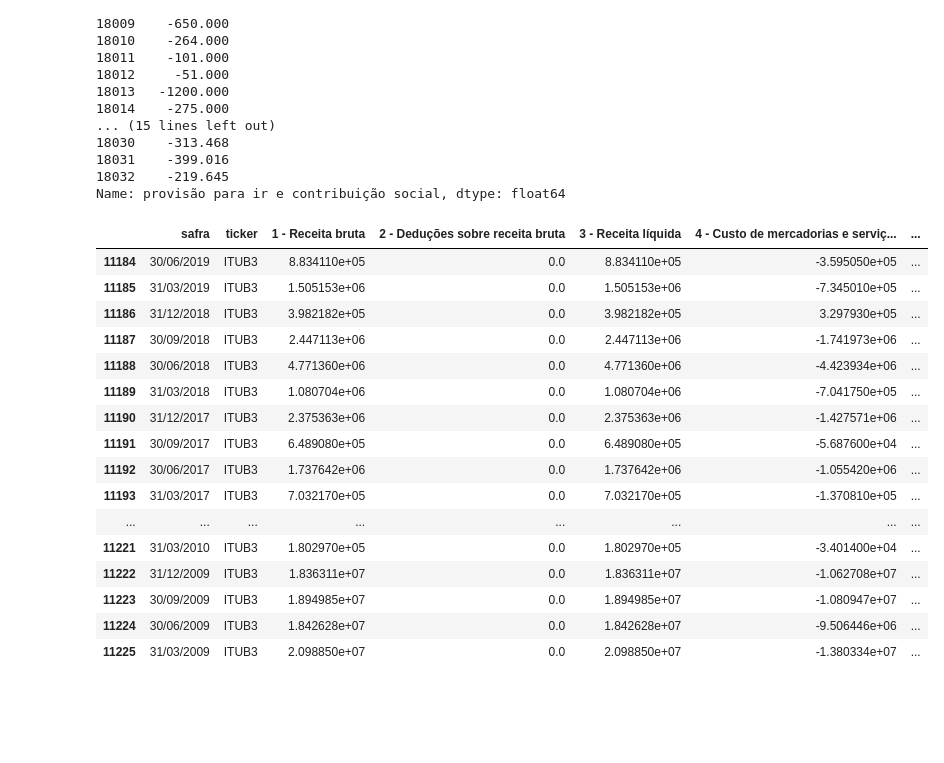
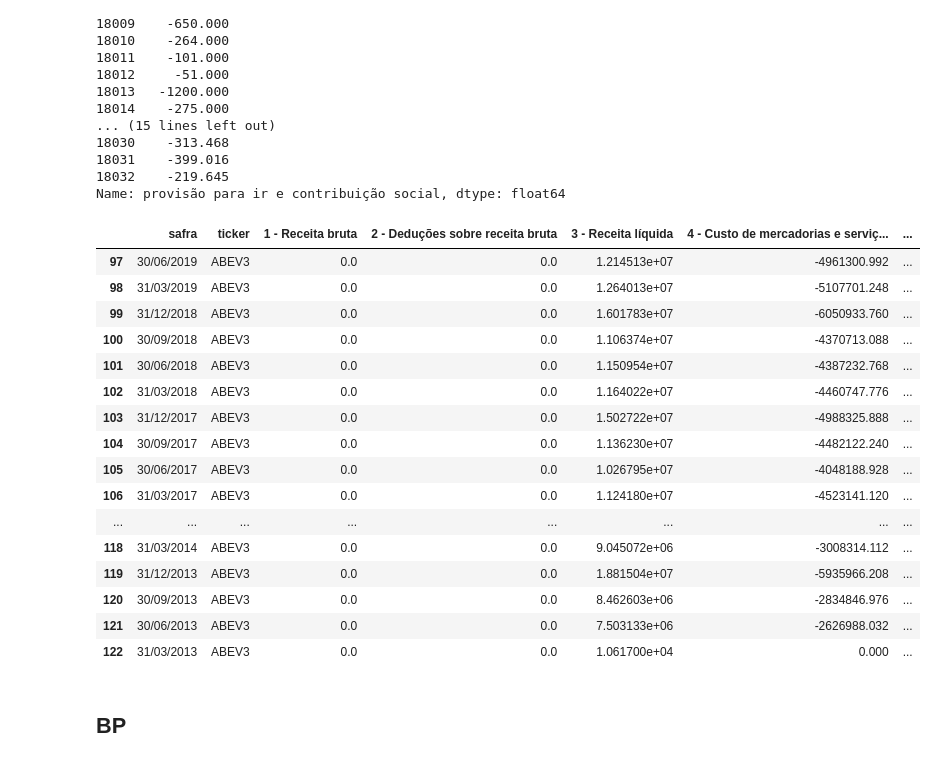
Before and after one commit to johnmattox/company_research, a Jupyter notebook: webscraping/tables_prep.ipynb, the cells around one changed output. Drawn from its saved outputs; the diff is of its cells as text; code cells hidden in the pictures; blank space fills up the shorter version.

```diff
--- a/webscraping/tables_prep.ipynb
+++ b/webscraping/tables_prep.ipynb
@@ -125,22 +128,24 @@ for lin in dict_cols.keys():
     else:
         df_DRE_simp[lin] = concatena_cols_df(df_DRE,dict_cols[lin])
 # %%
-df_DRE_simp[df_DRE_simp['ticker']=='ITUB3']
+df_DRE_simp[df_DRE_simp['ticker']=='ABEV3']
 # %% [output]
 |  | safra | ticker | 1 - Receita bruta | 2 - Deduções sobre receita bruta | 3 - Receita líquida | 4 - Custo de mercadorias e serviç... | ... |
-| 11184 | 30/06/2019 | ITUB3 | 8.834110e+05 | 0.0 | 8.834110e+05 | -3.595050e+05 | ... |
-| 11185 | 31/03/2019 | ITUB3 | 1.505153e+06 | 0.0 | 1.505153e+06 | -7.345010e+05 | ... |
-| 11186 | 31/12/2018 | ITUB3 | 3.982182e+05 | 0.0 | 3.982182e+05 | 3.297930e+05 | ... |
-| 11187 | 30/09/2018 | ITUB3 | 2.447113e+06 | 0.0 | 2.447113e+06 | -1.741973e+06 | ... |
-| 11188 | 30/06/2018 | ITUB3 | 4.771360e+06 | 0.0 | 4.771360e+06 | -4.423934e+06 | ... |
-| 11189 | 31/03/2018 | ITUB3 | 1.080704e+06 | 0.0 | 1.080704e+06 | -7.041750e+05 | ... |
-| 11190 | 31/12/2017 | ITUB3 | 2.375363e+06 | 0.0 | 2.375363e+06 | -1.427571e+06 | ... |
-| 11191 | 30/09/2017 | ITUB3 | 6.489080e+05 | 0.0 | 6.489080e+05 | -5.687600e+04 | ... |
-| 11192 | 30/06/2017 | ITUB3 | 1.737642e+06 | 0.0 | 1.737642e+06 | -1.055420e+06 | ... |
-| 11193 | 31/03/2017 | ITUB3 | 7.032170e+05 | 0.0 | 7.032170e+05 | -1.370810e+05 | ... |
+| 97 | 30/06/2019 | ABEV3 | 0.0 | 0.0 | 1.214513e+07 | -4961300.992 | ... |
+| 98 | 31/03/2019 | ABEV3 | 0.0 | 0.0 | 1.264013e+07 | -5107701.248 | ... |
+| 99 | 31/12/2018 | ABEV3 | 0.0 | 0.0 | 1.601783e+07 | -6050933.760 | ... |
+| 100 | 30/09/2018 | ABEV3 | 0.0 | 0.0 | 1.106374e+07 | -4370713.088 | ... |
+| 101 | 30/06/2018 | ABEV3 | 0.0 | 0.0 | 1.150954e+07 | -4387232.768 | ... |
+| 102 | 31/03/2018 | ABEV3 | 0.0 | 0.0 | 1.164022e+07 | -4460747.776 | ... |
+| 103 | 31/12/2017 | ABEV3 | 0.0 | 0.0 | 1.502722e+07 | -4988325.888 | ... |
+| 104 | 30/09/2017 | ABEV3 | 0.0 | 0.0 | 1.136230e+07 | -4482122.240 | ... |
+| 105 | 30/06/2017 | ABEV3 | 0.0 | 0.0 | 1.026795e+07 | -4048188.928 | ... |
+| 106 | 31/03/2017 | ABEV3 | 0.0 | 0.0 | 1.124180e+07 | -4523141.120 | ... |
 | ... | ... | ... | ... | ... | ... | ... | ... |
-| 11221 | 31/03/2010 | ITUB3 | 1.802970e+05 | 0.0 | 1.802970e+05 | -3.401400e+04 | ... |
-| 11222 | 31/12/2009 | ITUB3 | 1.836311e+07 | 0.0 | 1.836311e+07 | -1.062708e+07 | ... |
-| 11223 | 30/09/2009 | ITUB3 | 1.894985e+07 | 0.0 | 1.894985e+07 | -1.080947e+07 | ... |
-| 11224 | 30/06/2009 | ITUB3 | 1.842628e+07 | 0.0 | 1.842628e+07 | -9.506446e+06 | ... |
-| 11225 | 31/03/2009 | ITUB3 | 2.098850e+07 | 0.0 | 2.098850e+07 | -1.380334e+07 | ... |
+| 118 | 31/03/2014 | ABEV3 | 0.0 | 0.0 | 9.045072e+06 | -3008314.112 | ... |
+| 119 | 31/12/2013 | ABEV3 | 0.0 | 0.0 | 1.881504e+07 | -5935966.208 | ... |
+| 120 | 30/09/2013 | ABEV3 | 0.0 | 0.0 | 8.462603e+06 | -2834846.976 | ... |
+| 121 | 30/06/2013 | ABEV3 | 0.0 | 0.0 | 7.503133e+06 | -2626988.032 | ... |
+| 122 | 31/03/2013 | ABEV3 | 0.0 | 0.0 | 1.061700e+04 | 0.000 | ... |
+# %% [markdown]
+## BP
```
Also changed, not shown: parts of 6 cells of this notebook, 1 other file.
